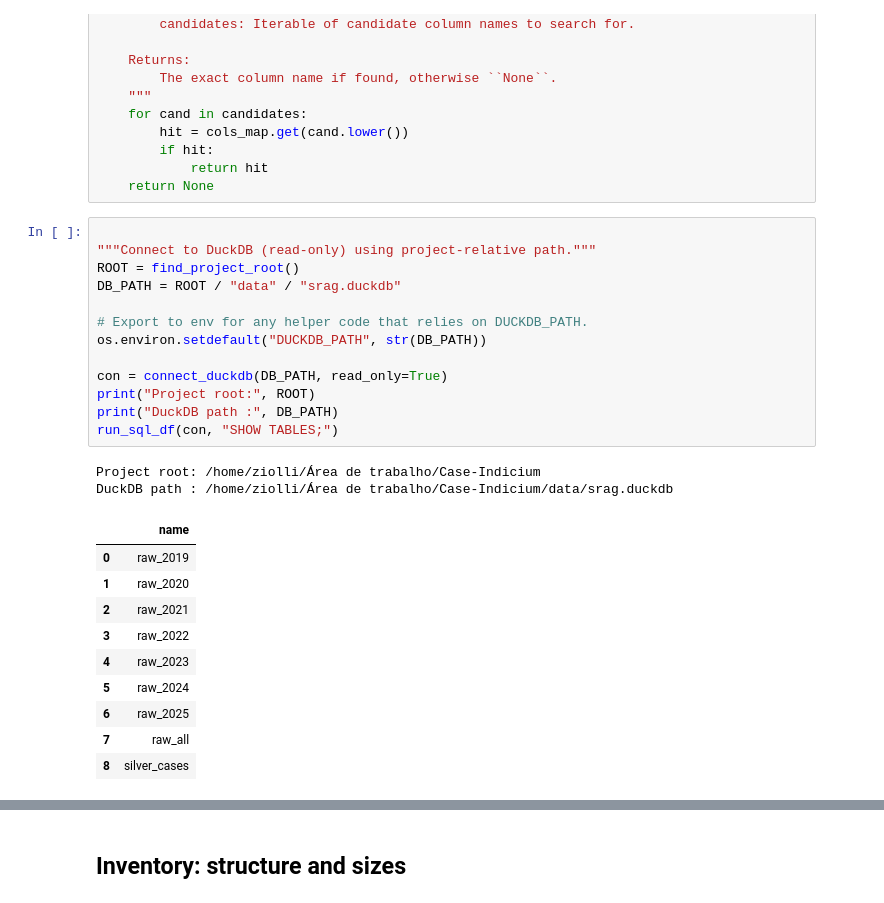
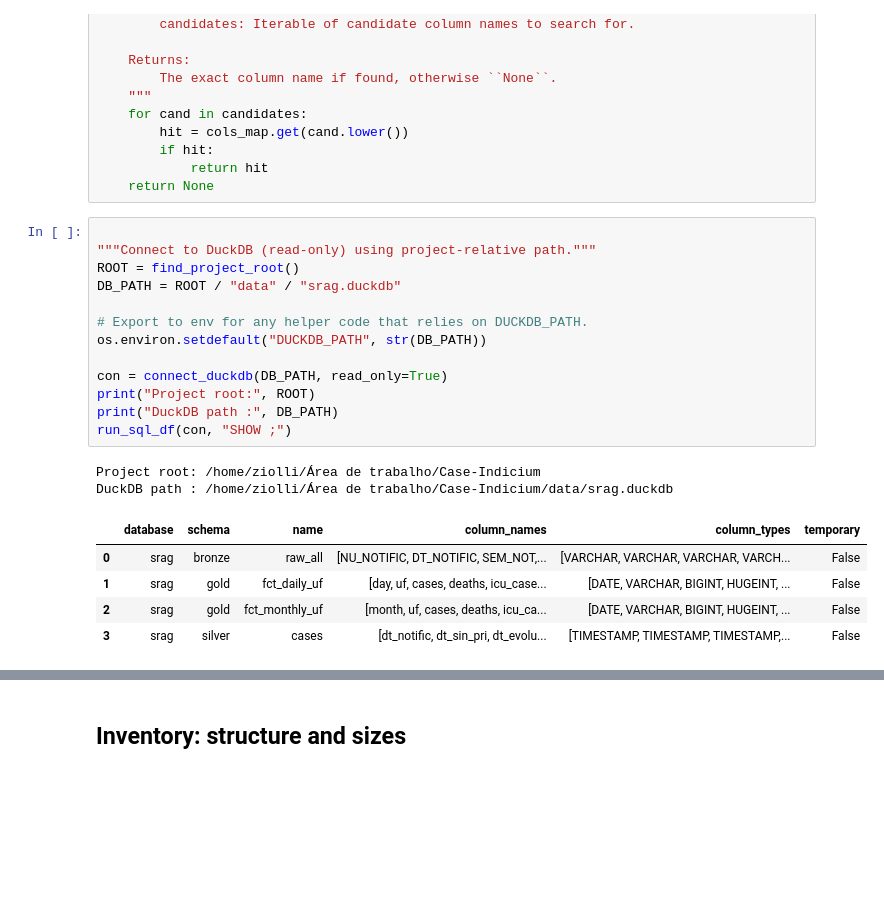
Before and after one commit to Ziolli/Case-Indicium, a Jupyter notebook: notebooks/bronze_eda.ipynb, the cells around one changed output, grey strips where cells are left out. Saved outputs shown, nothing was run; the diff lists cells and outputs as text; blank space fills up the shorter version.

```diff
--- a/notebooks/bronze_eda.ipynb
+++ b/notebooks/bronze_eda.ipynb
@@ -111,29 +111,24 @@ def first_existing(cols_map: Dict[str, str], candidates: Iterable[str]) -> Optio
 # %%
 
 """Connect to DuckDB (read-only) using project-relative path."""
 ROOT = find_project_root()
 DB_PATH = ROOT / "data" / "srag.duckdb"
 
 # Export to env for any helper code that relies on DUCKDB_PATH.
 os.environ.setdefault("DUCKDB_PATH", str(DB_PATH))
 
 con = connect_duckdb(DB_PATH, read_only=True)
 print("Project root:", ROOT)
 print("DuckDB path :", DB_PATH)
-run_sql_df(con, "SHOW TABLES;")
+run_sql_df(con, "SHOW ;")
 # %% [output]
 Project root: /home/ziolli/Área de trabalho/Case-Indicium
 DuckDB path : /home/ziolli/Área de trabalho/Case-Indicium/data/srag.duckdb
-|  | name |
-| 0 | raw_2019 |
-| 1 | raw_2020 |
-| 2 | raw_2021 |
-| 3 | raw_2022 |
-| 4 | raw_2023 |
-| 5 | raw_2024 |
-| 6 | raw_2025 |
-| 7 | raw_all |
-| 8 | silver_cases |
+|  | database | schema | name | column_names | column_types | temporary |
+| 0 | srag | bronze | raw_all | [NU_NOTIFIC, DT_NOTIFIC, SEM_NOT,... | [VARCHAR, VARCHAR, VARCHAR, VARCH... | False |
+| 1 | srag | gold | fct_daily_uf | [day, uf, cases, deaths, icu_case... | [DATE, VARCHAR, BIGINT, HUGEINT, ... | False |
+| 2 | srag | gold | fct_monthly_uf | [month, uf, cases, deaths, icu_ca... | [DATE, VARCHAR, BIGINT, HUGEINT, ... | False |
+| 3 | srag | silver | cases | [dt_notific, dt_sin_pri, dt_evolu... | [TIMESTAMP, TIMESTAMP, TIMESTAMP,... | False |
 # %%
 
 # Table schema
```
Also changed, not shown: parts of 2 cells of this notebook, 9 other files.
